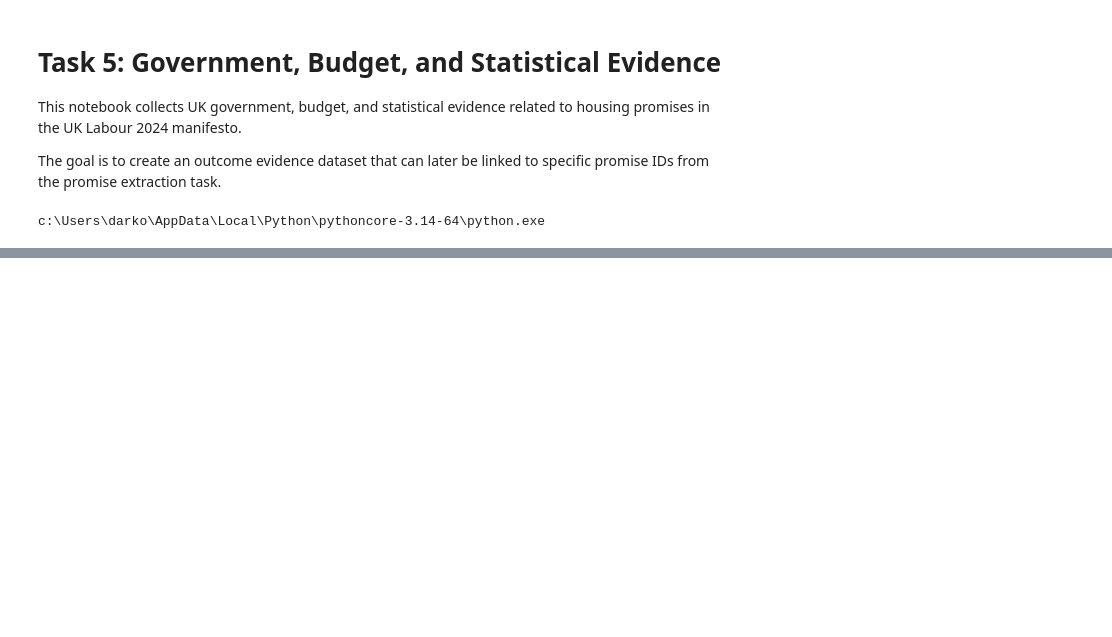
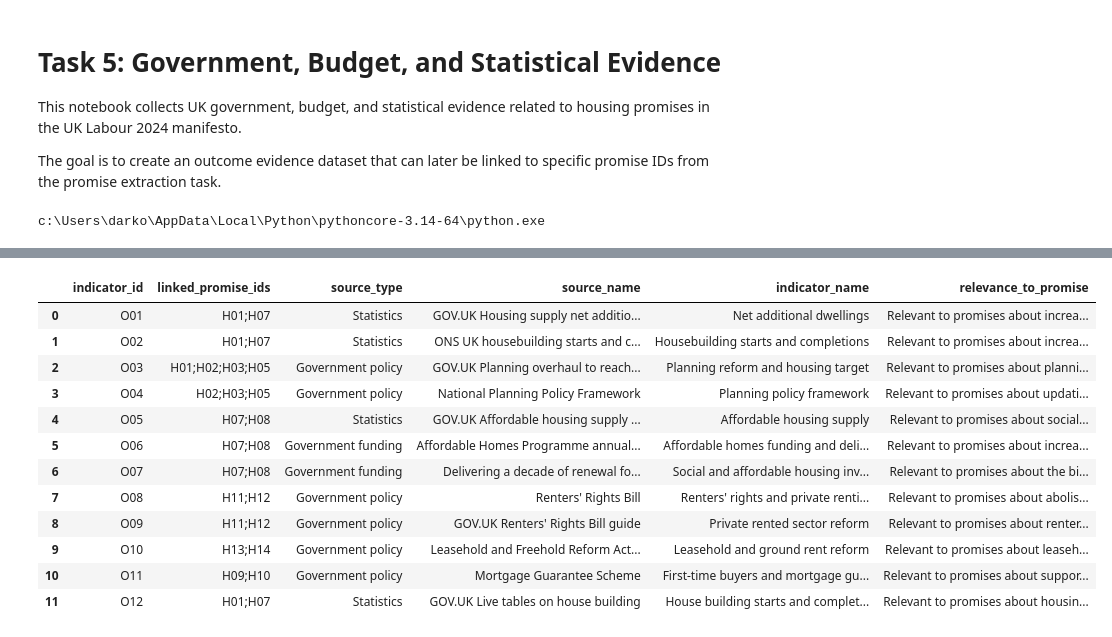
Before and after one commit to darkoutsideale-dev/uk-labour-promise-tracker, a Jupyter notebook: notebooks/05_government_budget_statistics_evidence.ipynb, the cells around one changed output, grey strips where cells are left out. Saved outputs shown, nothing was run; the diff lists cells and outputs as text; code cells hidden in the pictures; blank space fills up the shorter version.

Commit message:
Add task 5 source notes

```diff
--- a/notebooks/05_government_budget_statistics_evidence.ipynb
+++ b/notebooks/05_government_budget_statistics_evidence.ipynb
@@ -97,3 +58,19 @@ WARNING: Cache entry deserialization failed, entry ignored
+# %%
+outcome_evidence[["indicator_id", "linked_promise_ids", "source_type", "source_name", "indicator_name", "relevance_to_promise"]]
+# %% [output]
+|  | indicator_id | linked_promise_ids | source_type | source_name | indicator_name | relevance_to_promise |
+| 0 | O01 | H01;H07 | Statistics | GOV.UK Housing supply net additio... | Net additional dwellings | Relevant to promises about increa... |
+| 1 | O02 | H01;H07 | Statistics | ONS UK housebuilding starts and c... | Housebuilding starts and completions | Relevant to promises about increa... |
+| 2 | O03 | H01;H02;H03;H05 | Government policy | GOV.UK Planning overhaul to reach... | Planning reform and housing target | Relevant to promises about planni... |
+| 3 | O04 | H02;H03;H05 | Government policy | National Planning Policy Framework | Planning policy framework | Relevant to promises about updati... |
+| 4 | O05 | H07;H08 | Statistics | GOV.UK Affordable housing supply ... | Affordable housing supply | Relevant to promises about social... |
+| 5 | O06 | H07;H08 | Government funding | Affordable Homes Programme annual... | Affordable homes funding and deli... | Relevant to promises about increa... |
+| 6 | O07 | H07;H08 | Government funding | Delivering a decade of renewal fo... | Social and affordable housing inv... | Relevant to promises about the bi... |
+| 7 | O08 | H11;H12 | Government policy | Renters' Rights Bill | Renters' rights and private renti... | Relevant to promises about abolis... |
+| 8 | O09 | H11;H12 | Government policy | GOV.UK Renters' Rights Bill guide | Private rented sector reform | Relevant to promises about renter... |
+| 9 | O10 | H13;H14 | Government policy | Leasehold and Freehold Reform Act... | Leasehold and ground rent reform | Relevant to promises about leaseh... |
+| 10 | O11 | H09;H10 | Government policy | Mortgage Guarantee Scheme | First-time buyers and mortgage gu... | Relevant to promises about suppor... |
+| 11 | O12 | H01;H07 | Statistics | GOV.UK Live tables on house building | House building starts and complet... | Relevant to promises about housin... |
 # %%
 import matplotlib.pyplot as plt
 
```
Also changed, not shown: parts of 7 cells of this notebook, 2 other files.
